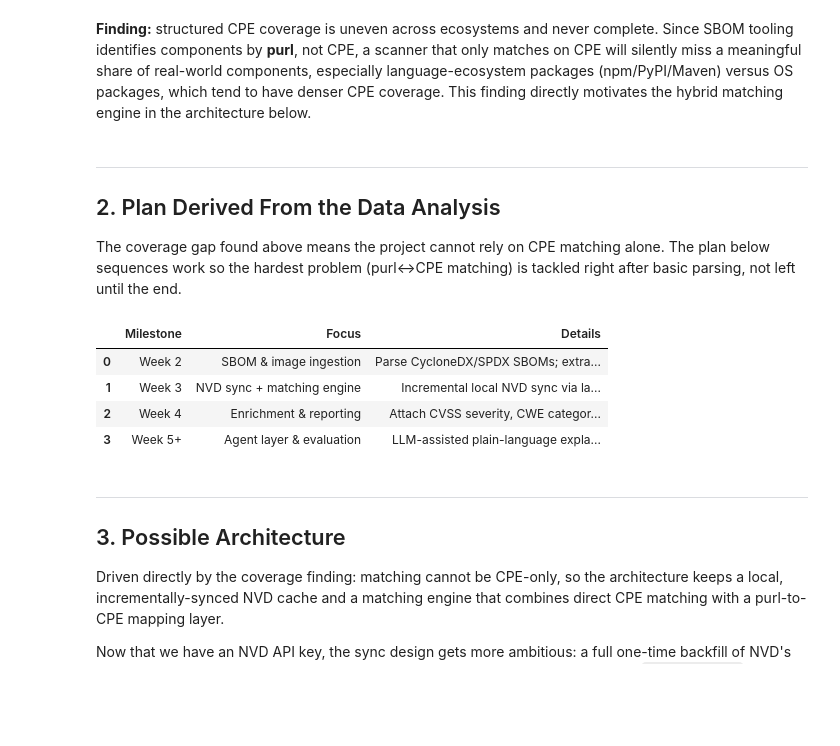
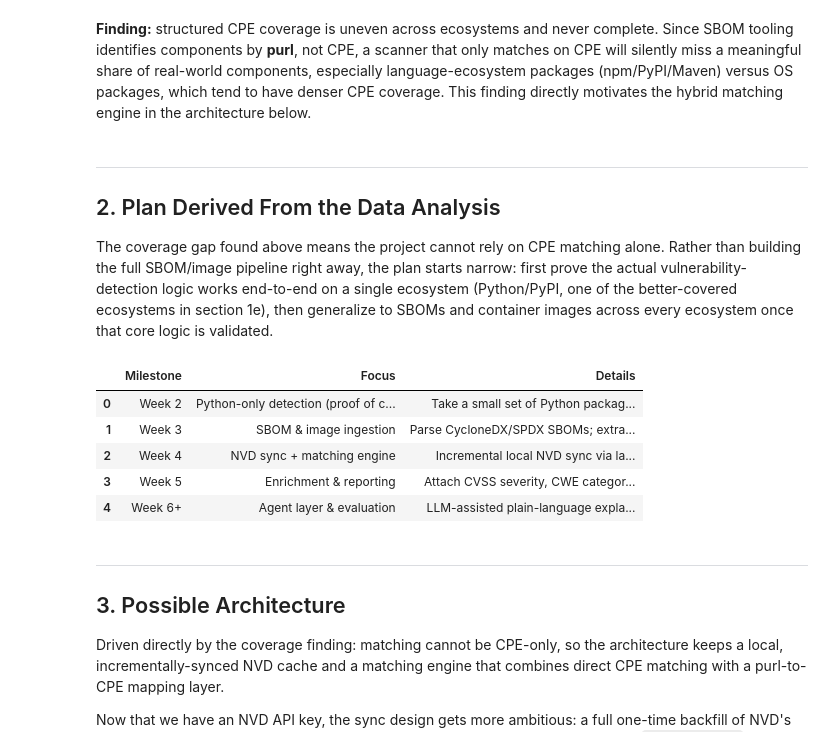
Before and after one commit to Yash-Annapure/IT_Security_Agent, a Jupyter notebook: notebooks/week1_analysis.ipynb, the cells around one changed output. Cells and saved outputs as stored; diff of their text form; code cells hidden in the pictures; blank space fills up the shorter version.

```diff
--- a/notebooks/week1_analysis.ipynb
+++ b/notebooks/week1_analysis.ipynb
@@ -408,32 +412,42 @@ directly motivates the hybrid matching engine in the architecture below.
 ## 2. Plan Derived From the Data Analysis
 
 The coverage gap found above means the project cannot rely on CPE matching
-alone. The plan below sequences work so the hardest problem (purl↔CPE
-matching) is tackled right after basic parsing, not left until the end.
+alone. Rather than building the full SBOM/image pipeline right away, the
+plan starts narrow: first prove the actual vulnerability-detection logic
+works end-to-end on a single ecosystem (Python/PyPI, one of the
+better-covered ecosystems in section 1e), then generalize to SBOMs and
+container images across every ecosystem once that core logic is validated.
 # %%
 plan = pd.DataFrame([
-    ("Week 2", "SBOM & image ingestion",
+    ("Week 2", "Python-only detection (proof of concept)",
+     "Take a small set of Python packages and pinned versions (e.g. from a "
+     "requirements.txt or pip freeze list), match them against NVD PyPI CVE "
+     "data, and confirm we can detect known vulnerabilities end-to-end "
+     "before generalizing the approach to other ecosystems."),
+    ("Week 3", "SBOM & image ingestion",
      "Parse CycloneDX/SPDX SBOMs; extract installed packages from container "
      "image layers; normalize both into one internal component schema "
      "(name, version, ecosystem, purl)."),
-    ("Week 3", "NVD sync + matching engine",
+    ("Week 4", "NVD sync + matching engine",
      "Incremental local NVD sync via lastModStartDate/EndDate windowing "
-     "(avoids per-scan live calls under the rate limit); build the "
-     "purl-to-CPE matching engine informed by this week's coverage findings."),
-    ("Week 4", "Enrichment & reporting",
+     "(avoids per-scan live calls under the rate limit); generalize the "
+     "Week 2 prototype into the full purl-to-CPE matching engine across "
+     "ecosystems."),
+    ("Week 5", "Enrichment & reporting",
      "Attach CVSS severity, CWE category, and CISA KEV (known-exploited) "
      "flags to matches; generate a structured report per scanned SBOM/image."),
-    ("Week 5+", "Agent layer & evaluation",
+    ("Week 6+", "Agent layer & evaluation",
      "LLM-assisted plain-language explanation/prioritization of findings; "
      "evaluate end-to-end against known-vulnerable test images and SBOMs."),
 ], columns=["Milestone", "Focus", "Details"])
 plan
 # %% [output]
 |  | Milestone | Focus | Details |
-| 0 | Week 2 | SBOM & image ingestion | Parse CycloneDX/SPDX SBOMs; extra... |
-| 1 | Week 3 | NVD sync + matching engine | Incremental local NVD sync via la... |
-| 2 | Week 4 | Enrichment & reporting | Attach CVSS severity, CWE categor... |
-| 3 | Week 5+ | Agent layer & evaluation | LLM-assisted plain-language expla... |
+| 0 | Week 2 | Python-only detection (proof of c... | Take a small set of Python packag... |
+| 1 | Week 3 | SBOM & image ingestion | Parse CycloneDX/SPDX SBOMs; extra... |
+| 2 | Week 4 | NVD sync + matching engine | Incremental local NVD sync via la... |
+| 3 | Week 5 | Enrichment & reporting | Attach CVSS severity, CWE categor... |
+| 4 | Week 6+ | Agent layer & evaluation | LLM-assisted plain-language expla... |
 # %% [markdown]
 ---
 ## 3. Possible Architecture
```
Also changed, not shown: parts of 3 cells of this notebook.
